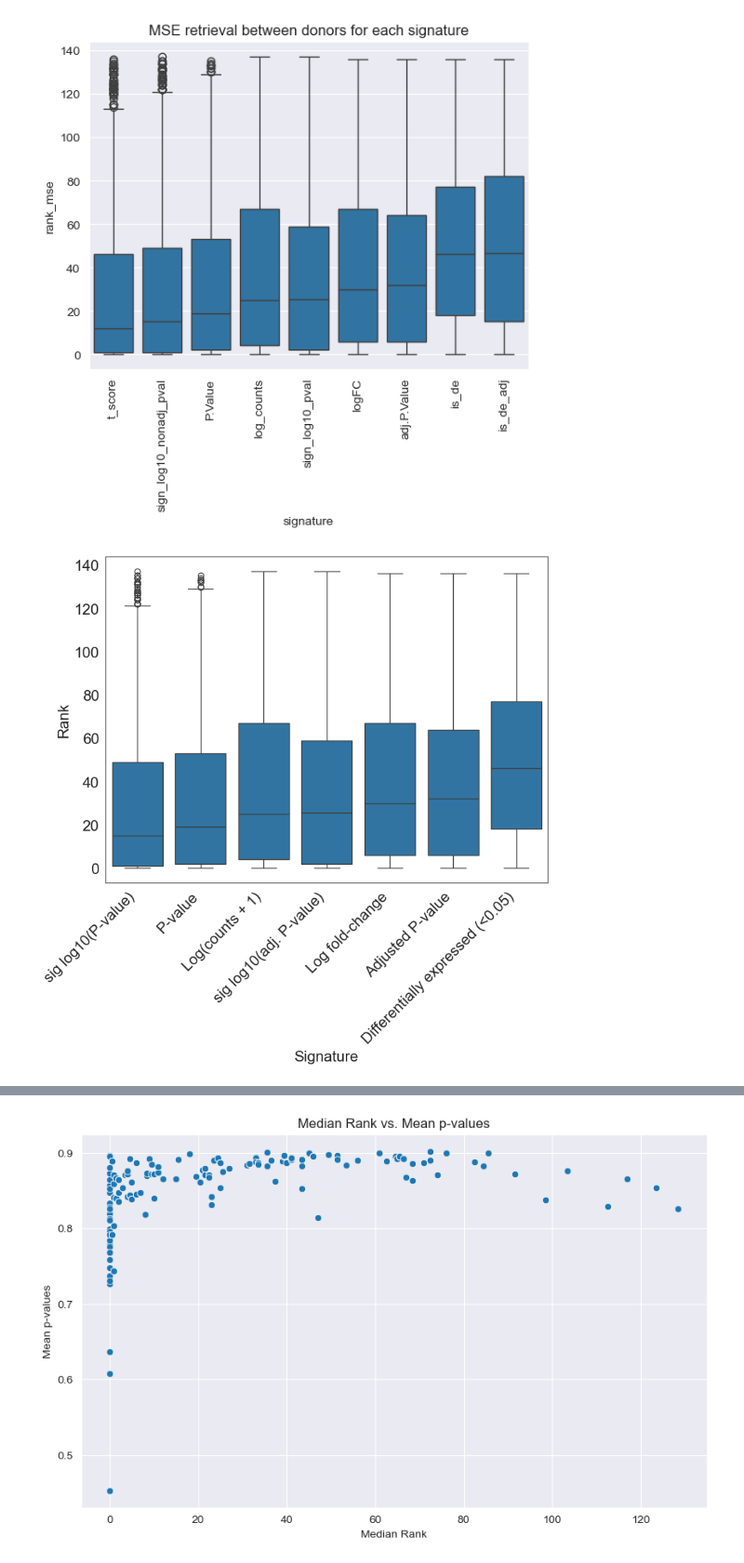
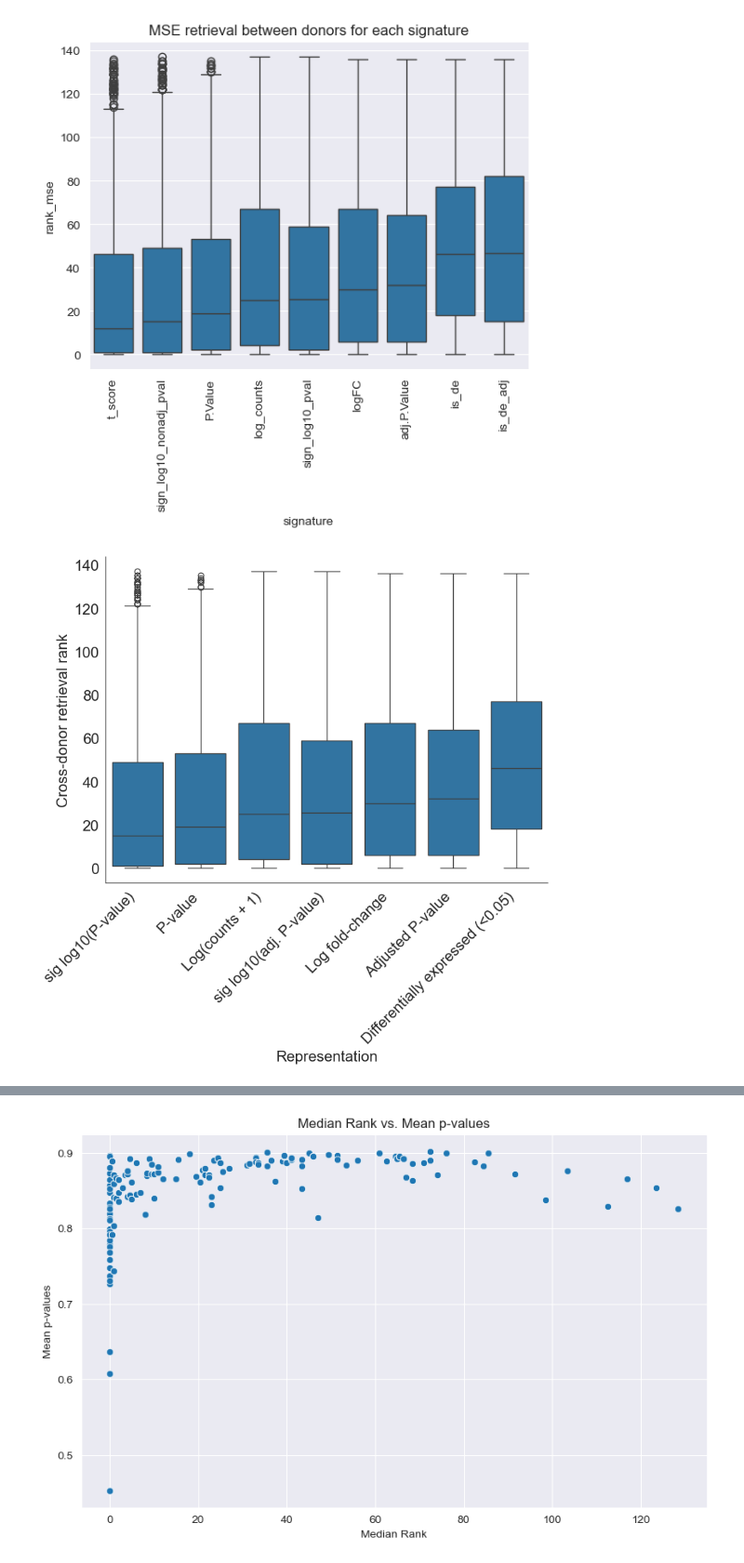
Before and after one commit to theislab/task-dge-perturbation-prediction-analysis, a Jupyter notebook: representation_analysis/representation_analysis.ipynb, the cells around one changed output, grey strips where cells are left out. Shown at 93% size. Saved outputs shown, nothing was run; the diff lists cells and outputs as text; code cells hidden in the pictures.

Commit message:
update the plots to remove the spines and rename axes

```diff
--- a/representation_analysis/representation_analysis.ipynb
+++ b/representation_analysis/representation_analysis.ipynb
@@ -175,15 +175,19 @@ palette = sns.color_palette("colorblind")
 # %%
 ordered_signatures = ranks_subset.groupby('Signature')['Rank'].median().sort_values().index
 plt.rcParams.update({'font.size': 16})
 plt.figure(figsize=(8, 8))
-sns.boxplot(data=ranks_subset, x='Signature', y='Rank', order=ordered_signatures)
+ax = sns.boxplot(data=ranks_subset, x='Signature', y='Rank', order=ordered_signatures)
 plt.xticks(rotation=45, ha='right')
+plt.xlabel("Representation")
+plt.ylabel("Cross-donor retrieval rank")
+ax.spines["top"].set_visible(False)
+ax.spines["right"].set_visible(False)
 #plt.title('MSE cross-donor retrieval each signature')
 plt.tight_layout()
-plt.savefig("mse_cross_donor_retrieval.svg")
+plt.savefig("mse_cross_donor_retrieval.svg", transparent=True)
 plt.show()
 # %% [output]
-[figure, old version]
+[figure, new version]
 # %%
 ranks_subset.rename(columns={"Rank": "rank_mse"}, inplace=True)
 # %%
```
Also changed, not shown: parts of 3 cells of this notebook, 1 other file.
